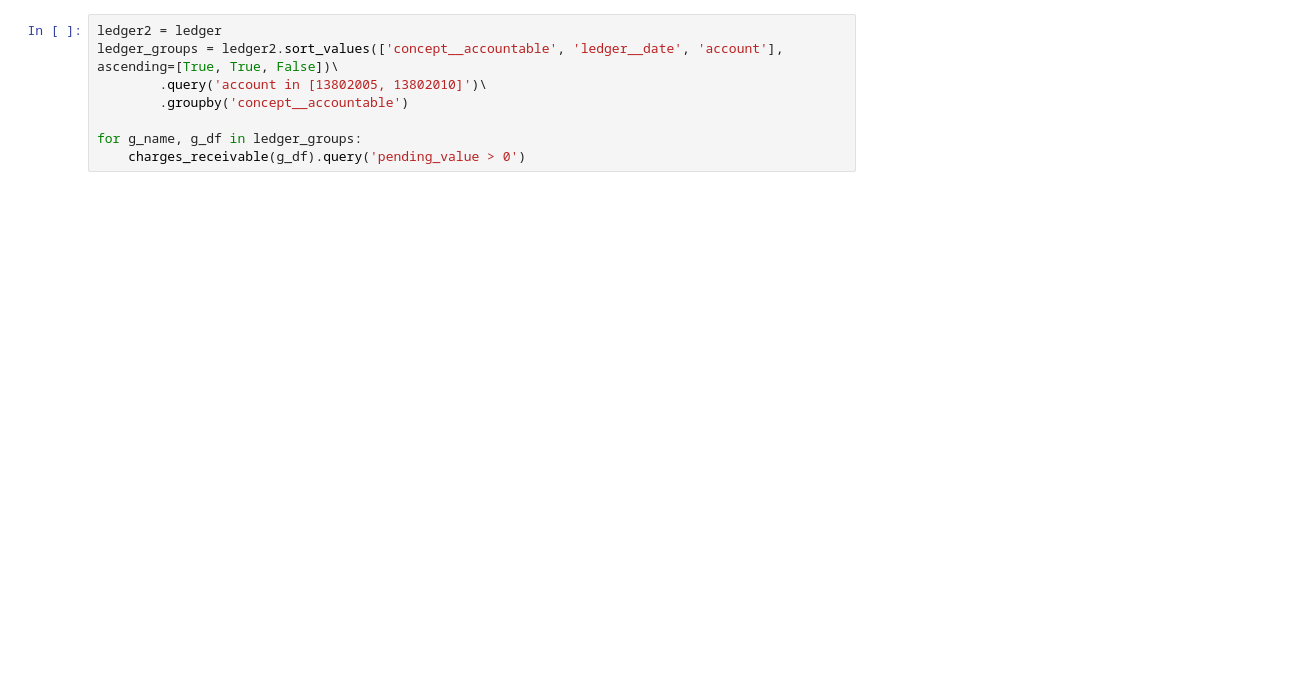
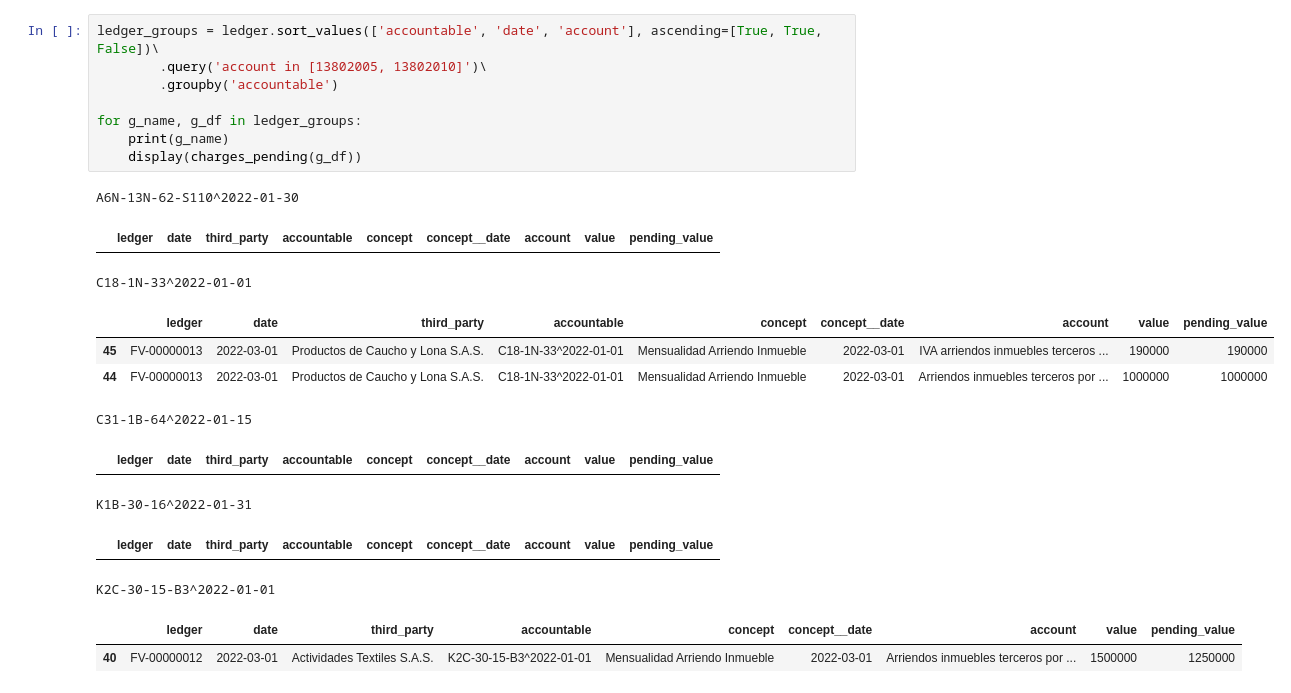
Before and after one commit to lcorkidi/adin_2022, a Jupyter notebook: scripts/Test.ipynb, the cells around one changed output. Saved outputs shown, nothing was run; the diff lists cells and outputs as text; blank space fills up the shorter version.

Commit message:
reports blance charge alpha

```diff
--- a/scripts/Test.ipynb
+++ b/scripts/Test.ipynb
@@ -176,8 +35,22 @@ balance(1, s_date)
 # %%
-ledger2 = ledger
-ledger_groups = ledger2.sort_values(['concept__accountable', 'ledger__date', 'account'], ascending=[True, True, False])\
+ledger_groups = ledger.sort_values(['accountable', 'date', 'account'], ascending=[True, True, False])\
         .query('account in [13802005, 13802010]')\
-        .groupby('concept__accountable')
+        .groupby('accountable')
 
 for g_name, g_df in ledger_groups:
-    charges_receivable(g_df).query('pending_value > 0')
+    print(g_name)
+    display(charges_pending(g_df))
+# %% [output]
+A6N-13N-62-S110^2022-01-30
+|  | ledger | date | third_party | accountable | concept | concept__date | account | value | pending_value |
+C18-1N-33^2022-01-01
+|  | ledger | date | third_party | accountable | concept | concept__date | account | value | pending_value |
+| 45 | FV-00000013 | 2022-03-01 | Productos de Caucho y Lona S.A.S. | C18-1N-33^2022-01-01 | Mensualidad Arriendo Inmueble | 2022-03-01 | IVA arriendos inmuebles terceros ... | 190000 | 190000 |
+| 44 | FV-00000013 | 2022-03-01 | Productos de Caucho y Lona S.A.S. | C18-1N-33^2022-01-01 | Mensualidad Arriendo Inmueble | 2022-03-01 | Arriendos inmuebles terceros por ... | 1000000 | 1000000 |
+C31-1B-64^2022-01-15
+|  | ledger | date | third_party | accountable | concept | concept__date | account | value | pending_value |
+K1B-30-16^2022-01-31
+|  | ledger | date | third_party | accountable | concept | concept__date | account | value | pending_value |
+K2C-30-15-B3^2022-01-01
+|  | ledger | date | third_party | accountable | concept | concept__date | account | value | pending_value |
+| 40 | FV-00000012 | 2022-03-01 | Actividades Textiles S.A.S. | K2C-30-15-B3^2022-01-01 | Mensualidad Arriendo Inmueble | 2022-03-01 | Arriendos inmuebles terceros por ... | 1500000 | 1250000 |
```
Also changed, not shown: parts of 19 cells of this notebook, 23 other files.
